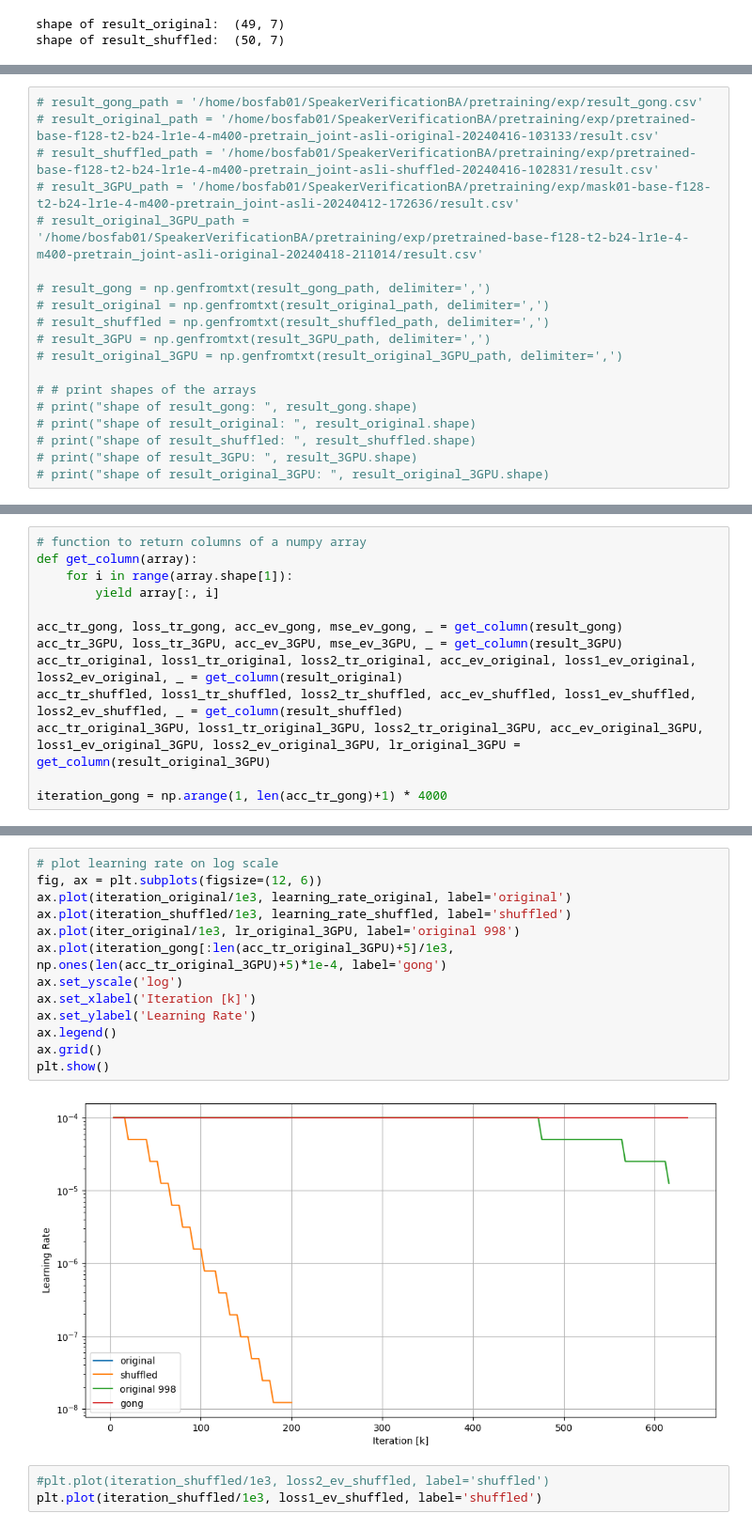
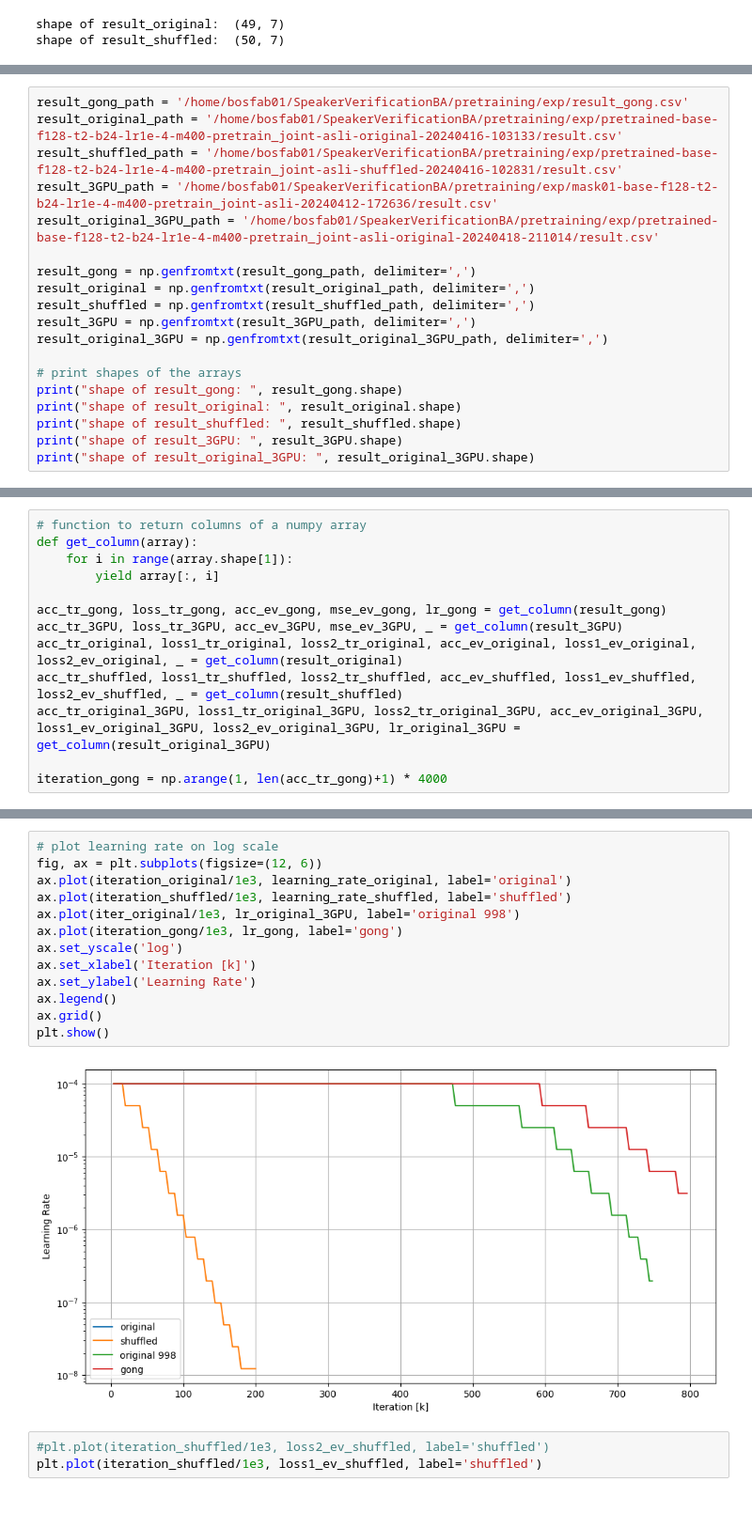
Before and after one commit to Ironmomo/SpeakerVerificationBA, a Jupyter notebook: pretraining/utilities/sandbox.ipynb, the cells around one changed output, grey strips where cells are left out. Shown at 94% size. Drawn from its saved outputs; the diff is of its cells as text.

Commit message:
updated plots

```diff
--- a/pretraining/utilities/sandbox.ipynb
+++ b/pretraining/utilities/sandbox.ipynb
@@ -245,24 +245,24 @@ Shuffled Spectrograms:
 200.0k  | 0.00249    | 5.99147    | 0.15460    | 0.00251    | 5.99147    | 0.15908
 --------------------------------------------------------------------------------------
 # %%
-# result_gong_path = '/home/bosfab01/SpeakerVerificationBA/pretraining/exp/result_gong.csv'
-# result_original_path = '/home/bosfab01/SpeakerVerificationBA/pretraining/exp/pretrained-base-f128-t2-b24-lr1e-4-m400-pretrain_joint-asli-original-20240416-103133/result.csv'
-# result_shuffled_path = '/home/bosfab01/SpeakerVerificationBA/pretraining/exp/pretrained-base-f128-t2-b24-lr1e-4-m400-pretrain_joint-asli-shuffled-20240416-102831/result.csv'
-# result_3GPU_path = '/home/bosfab01/SpeakerVerificationBA/pretraining/exp/mask01-base-f128-t2-b24-lr1e-4-m400-pretrain_joint-asli-20240412-172636/result.csv'
-# result_original_3GPU_path = '/home/bosfab01/SpeakerVerificationBA/pretraining/exp/pretrained-base-f128-t2-b24-lr1e-4-m400-pretrain_joint-asli-original-20240418-211014/result.csv'
+result_gong_path = '/home/bosfab01/SpeakerVerificationBA/pretraining/exp/result_gong.csv'
+result_original_path = '/home/bosfab01/SpeakerVerificationBA/pretraining/exp/pretrained-base-f128-t2-b24-lr1e-4-m400-pretrain_joint-asli-original-20240416-103133/result.csv'
+result_shuffled_path = '/home/bosfab01/SpeakerVerificationBA/pretraining/exp/pretrained-base-f128-t2-b24-lr1e-4-m400-pretrain_joint-asli-shuffled-20240416-102831/result.csv'
+result_3GPU_path = '/home/bosfab01/SpeakerVerificationBA/pretraining/exp/mask01-base-f128-t2-b24-lr1e-4-m400-pretrain_joint-asli-20240412-172636/result.csv'
+result_original_3GPU_path = '/home/bosfab01/SpeakerVerificationBA/pretraining/exp/pretrained-base-f128-t2-b24-lr1e-4-m400-pretrain_joint-asli-original-20240418-211014/result.csv'
 
-# result_gong = np.genfromtxt(result_gong_path, delimiter=',')
-# result_original = np.genfromtxt(result_original_path, delimiter=',')
-# result_shuffled = np.genfromtxt(result_shuffled_path, delimiter=',')
-# result_3GPU = np.genfromtxt(result_3GPU_path, delimiter=',')
-# result_original_3GPU = np.genfromtxt(result_original_3GPU_path, delimiter=',')
+result_gong = np.genfromtxt(result_gong_path, delimiter=',')
+result_original = np.genfromtxt(result_original_path, delimiter=',')
+result_shuffled = np.genfromtxt(result_shuffled_path, delimiter=',')
+result_3GPU = np.genfromtxt(result_3GPU_path, delimiter=',')
+result_original_3GPU = np.genfromtxt(result_original_3GPU_path, delimiter=',')
 
-# # print shapes of the arrays
-# print("shape of result_gong: ", result_gong.shape)
-# print("shape of result_original: ", result_original.shape)
-# print("shape of result_shuffled: ", result_shuffled.shape)
-# print("shape of result_3GPU: ", result_3GPU.shape)
-# print("shape of result_original_3GPU: ", result_original_3GPU.shape)
+# print shapes of the arrays
+print("shape of result_gong: ", result_gong.shape)
+print("shape of result_original: ", result_original.shape)
+print("shape of result_shuffled: ", result_shuffled.shape)
+print("shape of result_3GPU: ", result_3GPU.shape)
+print("shape of result_original_3GPU: ", result_original_3GPU.shape)
 # %% [output]
 shape of result_gong:  (199, 5)
 shape of result_original:  (49, 7)
@@ -275,7 +275,7 @@ def get_column(array):
     for i in range(array.shape[1]):
         yield array[:, i]
 
-acc_tr_gong, loss_tr_gong, acc_ev_gong, mse_ev_gong, _ = get_column(result_gong)
+acc_tr_gong, loss_tr_gong, acc_ev_gong, mse_ev_gong, lr_gong = get_column(result_gong)
 acc_tr_3GPU, loss_tr_3GPU, acc_ev_3GPU, mse_ev_3GPU, _ = get_column(result_3GPU)
 acc_tr_original, loss1_tr_original, loss2_tr_original, acc_ev_original, loss1_ev_original, loss2_ev_original, _ = get_column(result_original)
 acc_tr_shuffled, loss1_tr_shuffled, loss2_tr_shuffled, acc_ev_shuffled, loss1_ev_shuffled, loss2_ev_shuffled, _ = get_column(result_shuffled)
@@ -343,18 +343,18 @@ plt.show()
 # %%
 # plot learning rate on log scale
 fig, ax = plt.subplots(figsize=(12, 6))
 ax.plot(iteration_original/1e3, learning_rate_original, label='original')
 ax.plot(iteration_shuffled/1e3, learning_rate_shuffled, label='shuffled')
 ax.plot(iter_original/1e3, lr_original_3GPU, label='original 998')
-ax.plot(iteration_gong[:len(acc_tr_original_3GPU)+5]/1e3, np.ones(len(acc_tr_original_3GPU)+5)*1e-4, label='gong')
+ax.plot(iteration_gong/1e3, lr_gong, label='gong')
 ax.set_yscale('log')
 ax.set_xlabel('Iteration [k]')
 ax.set_ylabel('Learning Rate')
 ax.legend()
 ax.grid()
 plt.show()
 # %% [output]
-[figure, old version]
+[figure, new version]
 # %%
 #plt.plot(iteration_shuffled/1e3, loss2_ev_shuffled, label='shuffled')
 plt.plot(iteration_shuffled/1e3, loss1_ev_shuffled, label='shuffled')
```
Also changed, not shown: parts of 9 cells of this notebook, 9 other files.
